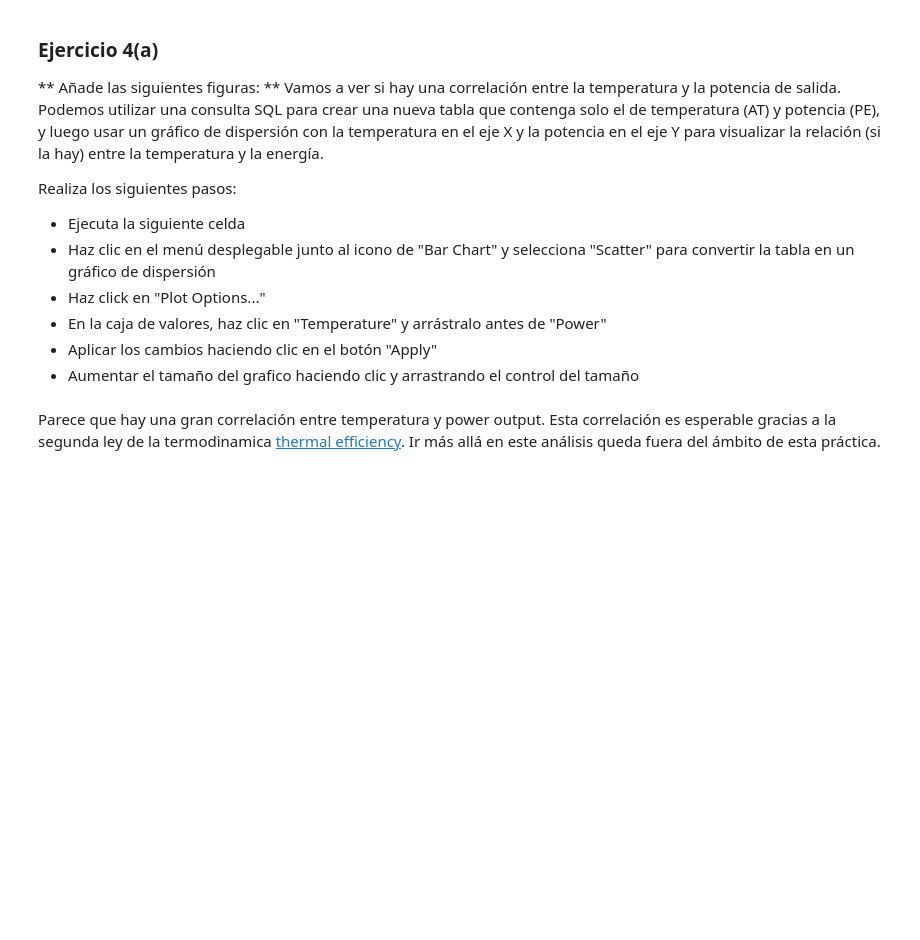
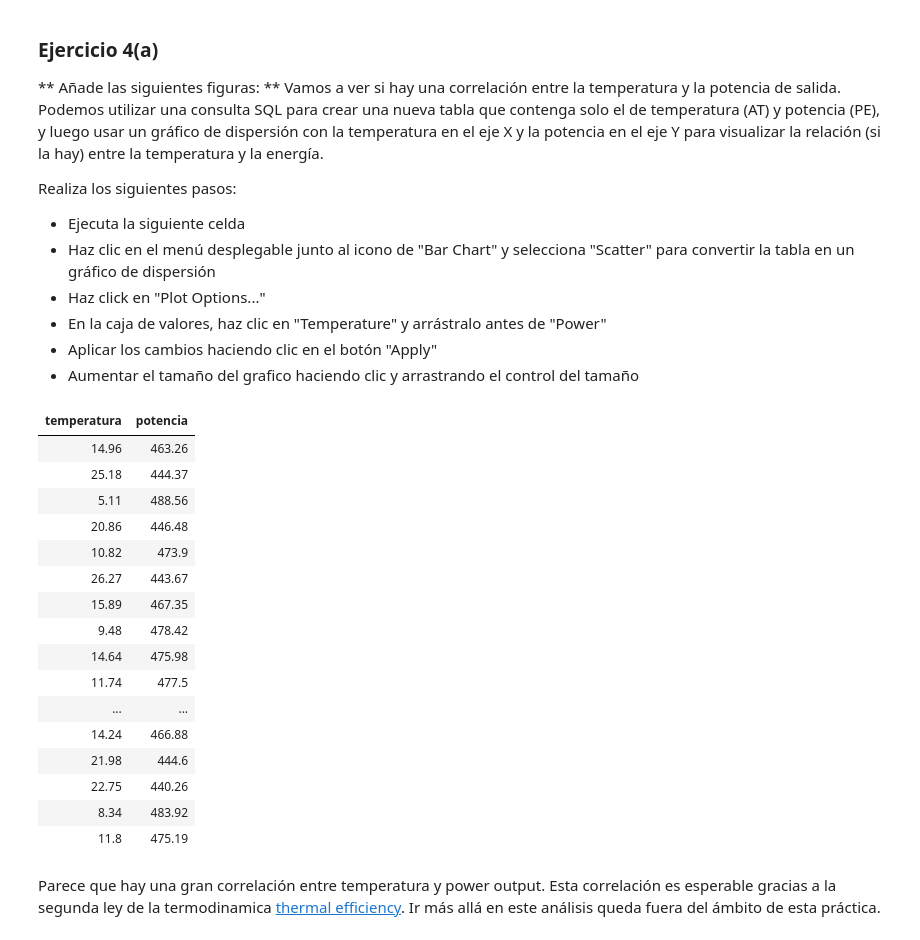
Before and after one commit to fernandoabcampos/big-data, a Jupyter notebook: PEC3/M2.858.PEC3_ML_pipeline.ipynb, the cells around one changed output. Cells and saved outputs as stored; diff of their text form; code cells hidden in the pictures; blank space fills up the shorter version.

```diff
--- a/PEC3/M2.858.PEC3_ML_pipeline.ipynb
+++ b/PEC3/M2.858.PEC3_ML_pipeline.ipynb
@@ -315,7 +406,25 @@ Realiza los siguientes pasos:
 - Aumentar el tamaño del grafico haciendo clic y arrastrando el control del tamaño
 # %%
 %sql
-select <FILL_IN> from power_plant
+select AT temperatura, PE potencia from power_plant
+# %% [output]
+| temperatura | potencia |
+| 14.96 | 463.26 |
+| 25.18 | 444.37 |
+| 5.11 | 488.56 |
+| 20.86 | 446.48 |
+| 10.82 | 473.9 |
+| 26.27 | 443.67 |
+| 15.89 | 467.35 |
+| 9.48 | 478.42 |
+| 14.64 | 475.98 |
+| 11.74 | 477.5 |
+| ... | ... |
+| 14.24 | 466.88 |
+| 21.98 | 444.6 |
+| 22.75 | 440.26 |
+| 8.34 | 483.92 |
+| 11.8 | 475.19 |
 # %% [markdown]
 Parece que hay una gran correlación entre temperatura y power output. Esta correlación es esperable gracias a la segunda ley de la termodinamica [thermal efficiency](https://en.wikipedia.org/wiki/Thermal_efficiency). Ir más allá en este análisis queda fuera del ámbito de esta práctica.
 # %% [markdown]
```
Also changed, not shown: parts of 48 cells of this notebook.
